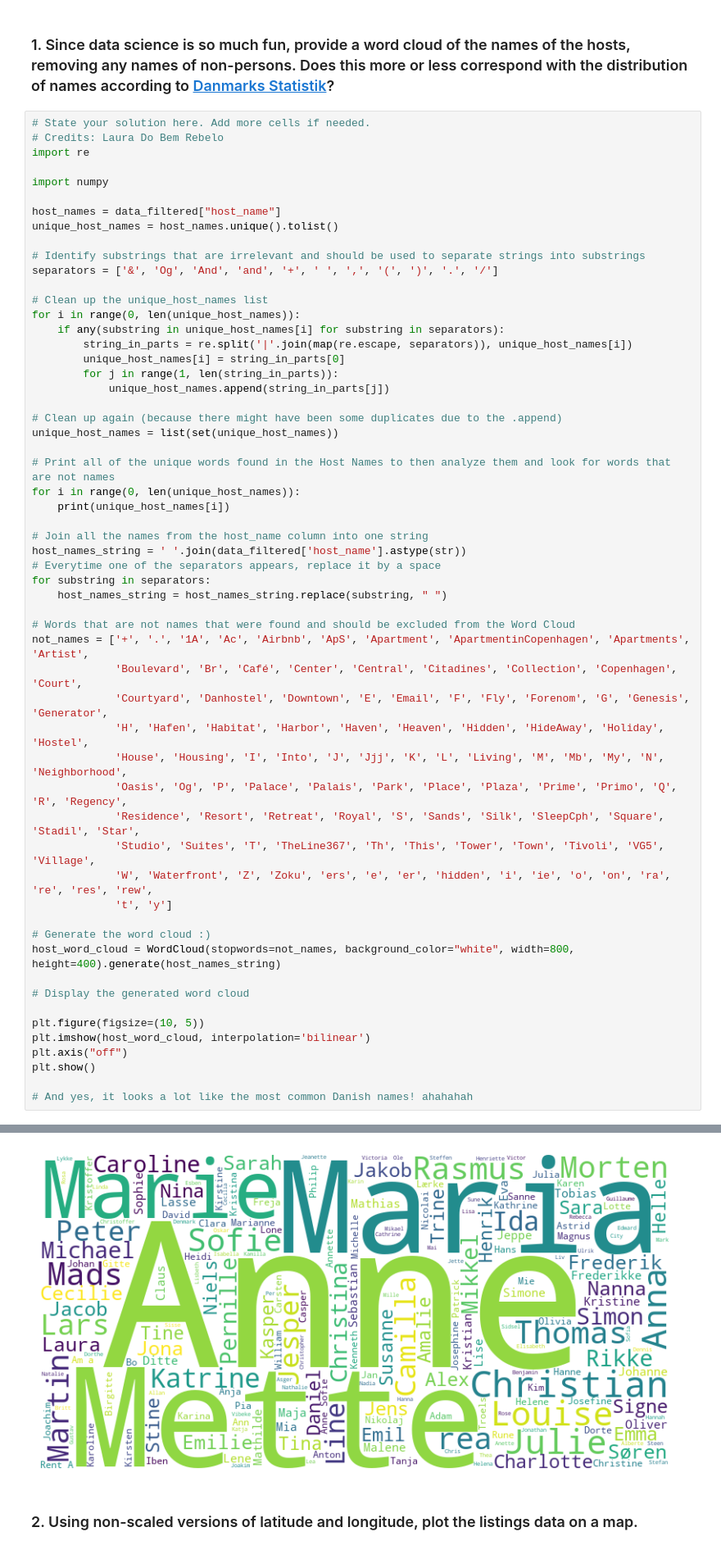
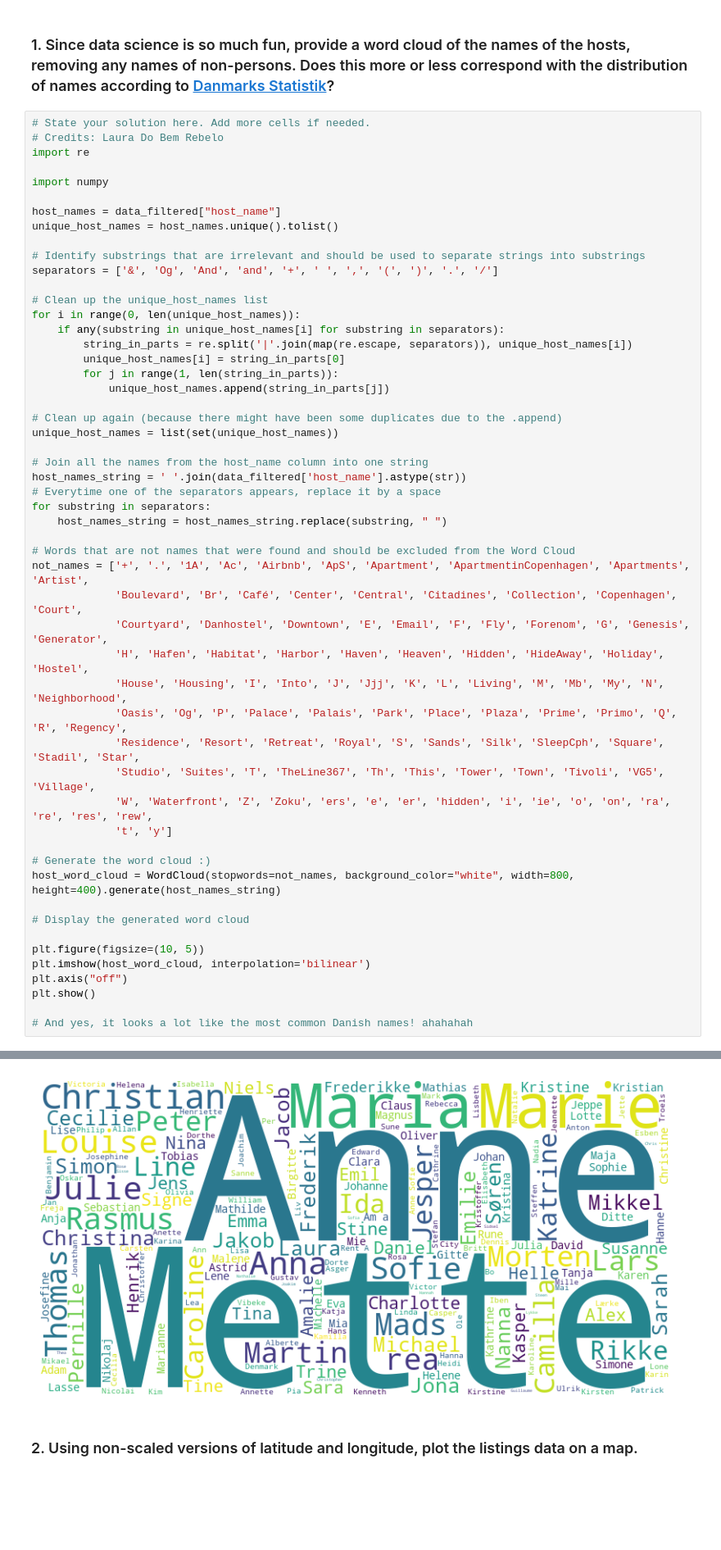
Before and after one commit to maksio420/ML, a Jupyter notebook: 1-airbnb/1. Getting started - Copenhagen Airbnb - Mix.ipynb, the cells around one changed output, grey strips where cells are left out. Shown at 82% size. Saved outputs shown, nothing was run; the diff lists cells and outputs as text; blank space fills up the shorter version.

```diff
--- a/1-airbnb/1. Getting started - Copenhagen Airbnb - Mix.ipynb
+++ b/1-airbnb/1. Getting started - Copenhagen Airbnb - Mix.ipynb
@@ -129,10 +129,6 @@ for i in range(0, len(unique_host_names)):
 
 # Clean up again (because there might have been some duplicates due to the .append)
 unique_host_names = list(set(unique_host_names))
-
-# Print all of the unique words found in the Host Names to then analyze them and look for words that are not names
-for i in range(0, len(unique_host_names)):
-    print(unique_host_names[i])
 
 # Join all the names from the host_name column into one string
 host_names_string = ' '.join(data_filtered['host_name'].astype(str))
@@ -184,4 +163,4 @@ Skovgaard
-[figure, old version]
+[figure, new version]
 # %% [markdown]
 ### 2. Using non-scaled versions of latitude and longitude, plot the listings data on a map.
 # %%
```
Also changed, not shown: parts of 7 cells of this notebook.
